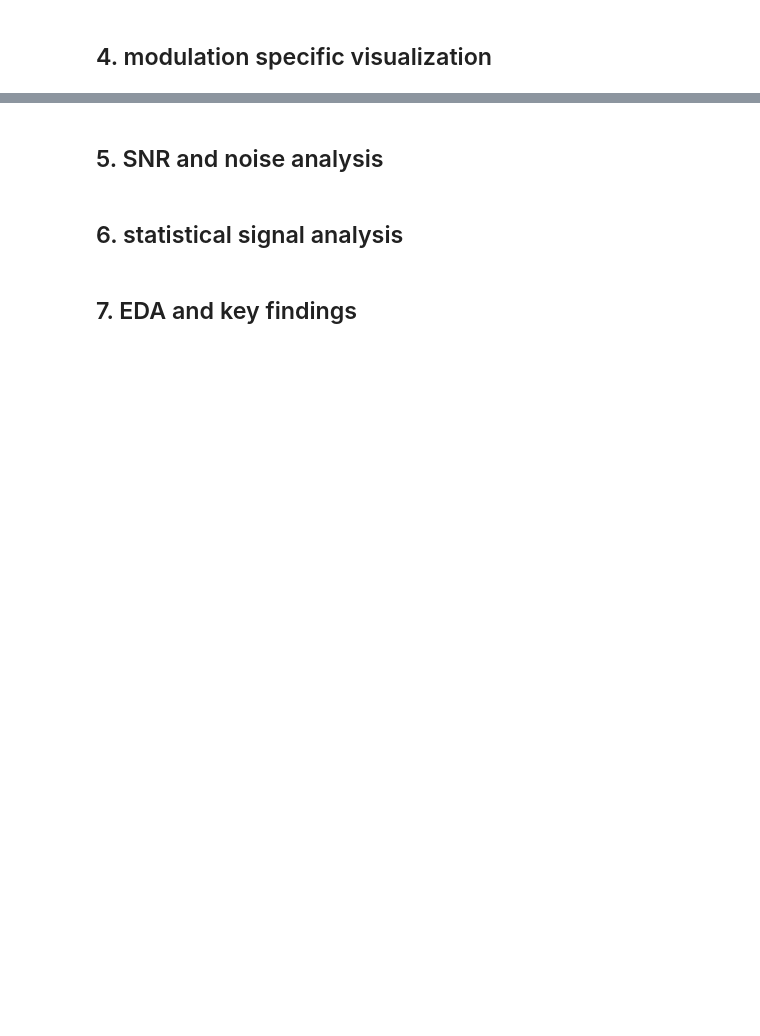
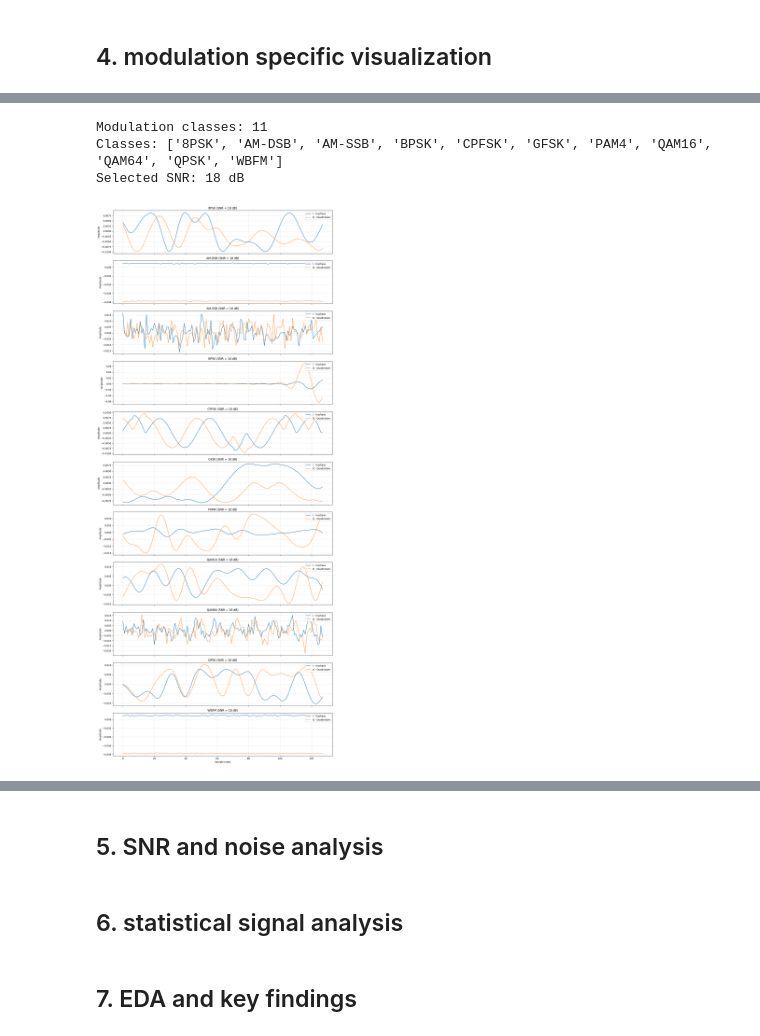
Before and after one commit to douaaaaaaaaa18/ACM_DeepLearning_WCNS_Y4, a Jupyter notebook: notebooks/data_exploration.ipynb, the cells around one changed output, grey strips where cells are left out. Saved outputs shown, nothing was run; the diff lists cells and outputs as text; code cells hidden in the pictures; blank space fills up the shorter version.

```diff
--- a/notebooks/data_exploration.ipynb
+++ b/notebooks/data_exploration.ipynb
@@ -59,8 +81,10 @@ from pathlib import Path
 # %%
-DATA_PATH = Path("/content/ACM_DeepLearning_WCNS_Y4/data/RML2016.10a_dict.pkl")
+from pathlib import Path
+
+DATA_PATH = Path(
+    "/content/ACM_DeepLearning_WCNS_Y4/ACM_DeepLearning_WCNS_Y4/data/RML2016.10a_dict.pkl"
+)
 
 print("Dataset exists:", DATA_PATH.exists())
-
-if DATA_PATH.exists():
-    print(f"Dataset size: {DATA_PATH.stat().st_size / (1024**2):.2f} MB")
+print(f"Dataset size: {DATA_PATH.stat().st_size / (1024**2):.2f} MB")
 # %% [output]
@@ -368,0 +812,41 @@ plt.show()
+# %%
+selected_snr = 18
+
+modulations = sorted({modulation for modulation, snr in data.keys()})
+
+print(f"Modulation classes: {len(modulations)}")
+print(f"Classes: {modulations}")
+print(f"Selected SNR: {selected_snr} dB")
+# %% [output]
+Modulation classes: 11
+Classes: ['8PSK', 'AM-DSB', 'AM-SSB', 'BPSK', 'CPFSK', 'GFSK', 'PAM4', 'QAM16', 'QAM64', 'QPSK', 'WBFM']
+Selected SNR: 18 dB
+# %%
+fig, axes = plt.subplots(
+    len(modulations), 1,
+    figsize=(14, 3 * len(modulations)),
+    sharex=True
+)
+
+for ax, modulation in zip(axes, modulations):
+
+    example = data[(modulation, selected_snr)][0]
+
+    I = example[0]
+    Q = example[1]
+    samples = np.arange(len(I))
+
+    ax.plot(samples, I, label="I - In-phase")
+    ax.plot(samples, Q, label="Q - Quadrature", alpha=0.8)
+
+    ax.set_title(f"{modulation} (SNR = {selected_snr} dB)")
+    ax.set_ylabel("Amplitude")
+    ax.grid(alpha=0.3)
+    ax.legend(loc="upper right")
+
+axes[-1].set_xlabel("Sample Index")
+
+plt.tight_layout()
+plt.show()
+# %% [output]
+[figure, added]
```
Also changed, not shown: parts of 52 cells of this notebook.
